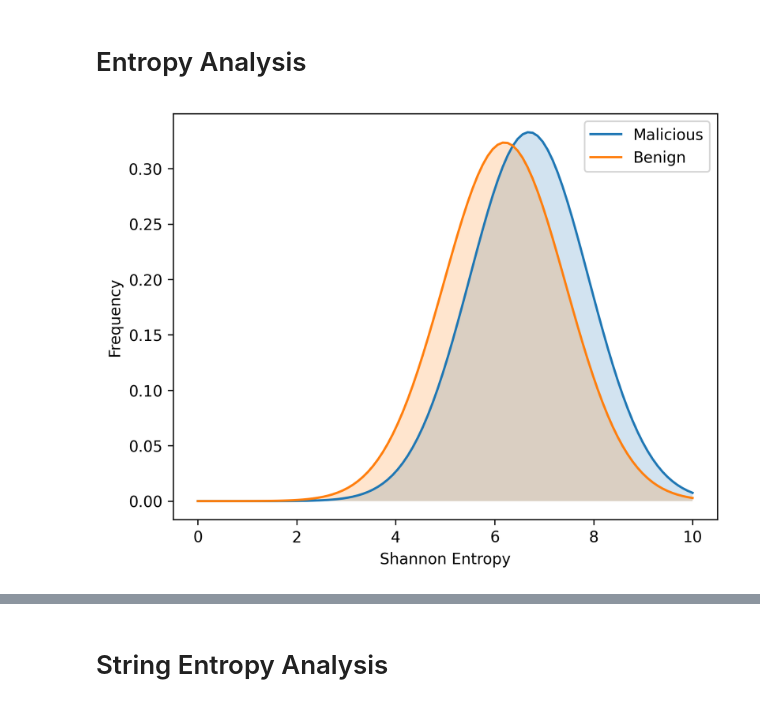
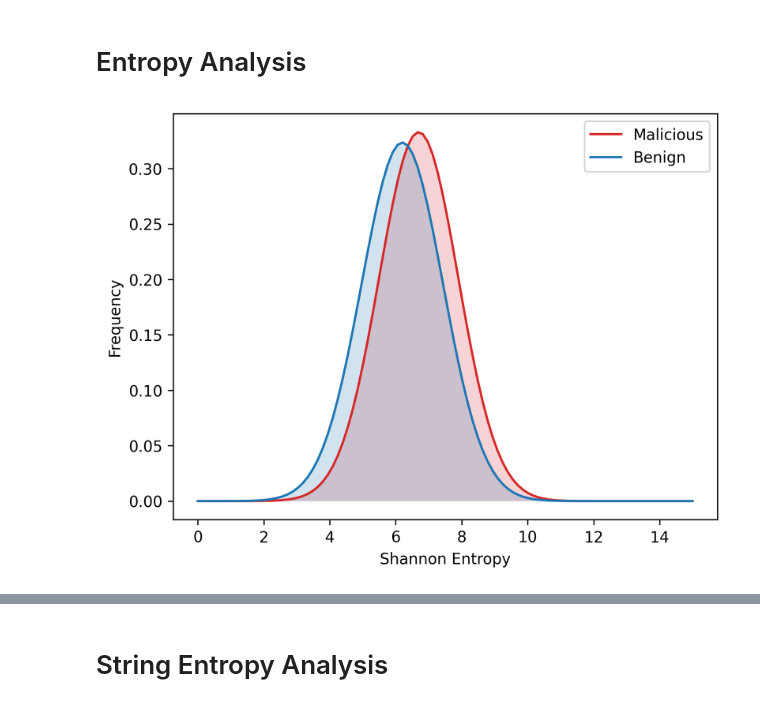
Before and after one commit to Henry-Ash-Williams/masters-thesis, a Jupyter notebook: src/data/obfuscation.ipynb, the cells around one changed output, grey strips where cells are left out. Drawn from its saved outputs; the diff is of its cells as text; code cells hidden in the pictures.

```diff
--- a/src/data/obfuscation.ipynb
+++ b/src/data/obfuscation.ipynb
@@ -115,20 +125,20 @@ def handle_entropy(x):
 malware_entropy, benign_entropy = process_dataset(dataset, handle_entropy, num_workers=8)
 # %%
 
-x = np.linspace(0, 10, 100)
+x = np.linspace(0, 15, 100)
 mu_m, std_m = np.mean(malware_entropy), np.std(malware_entropy)
 mu_b, std_b = np.mean(benign_entropy), np.std(benign_entropy)
 
 p_e_m = norm.pdf(x, mu_m, std_m)
 p_e_b = norm.pdf(x, mu_b, std_b)
 plt.figure(dpi=300)
 plt.plot(x, p_e_m, label="Malicious", c="tab:red")
-plt.fill_between(x, 0, p_e_m, alpha=0.2)
+plt.fill_between(x, 0, p_e_m, alpha=0.2, facecolor="tab:red")
 plt.plot(x, p_e_b, label="Benign", c="tab:blue")
 plt.fill_between(x, 0, p_e_b, alpha=0.2)
 plt.xlabel("Shannon Entropy")
 plt.ylabel("Frequency")
 plt.legend()
 plt.show()
 # %% [output]
-[figure, old version]
+[figure, new version]
```
Also changed, not shown: parts of 8 cells of this notebook, 31 other files.
